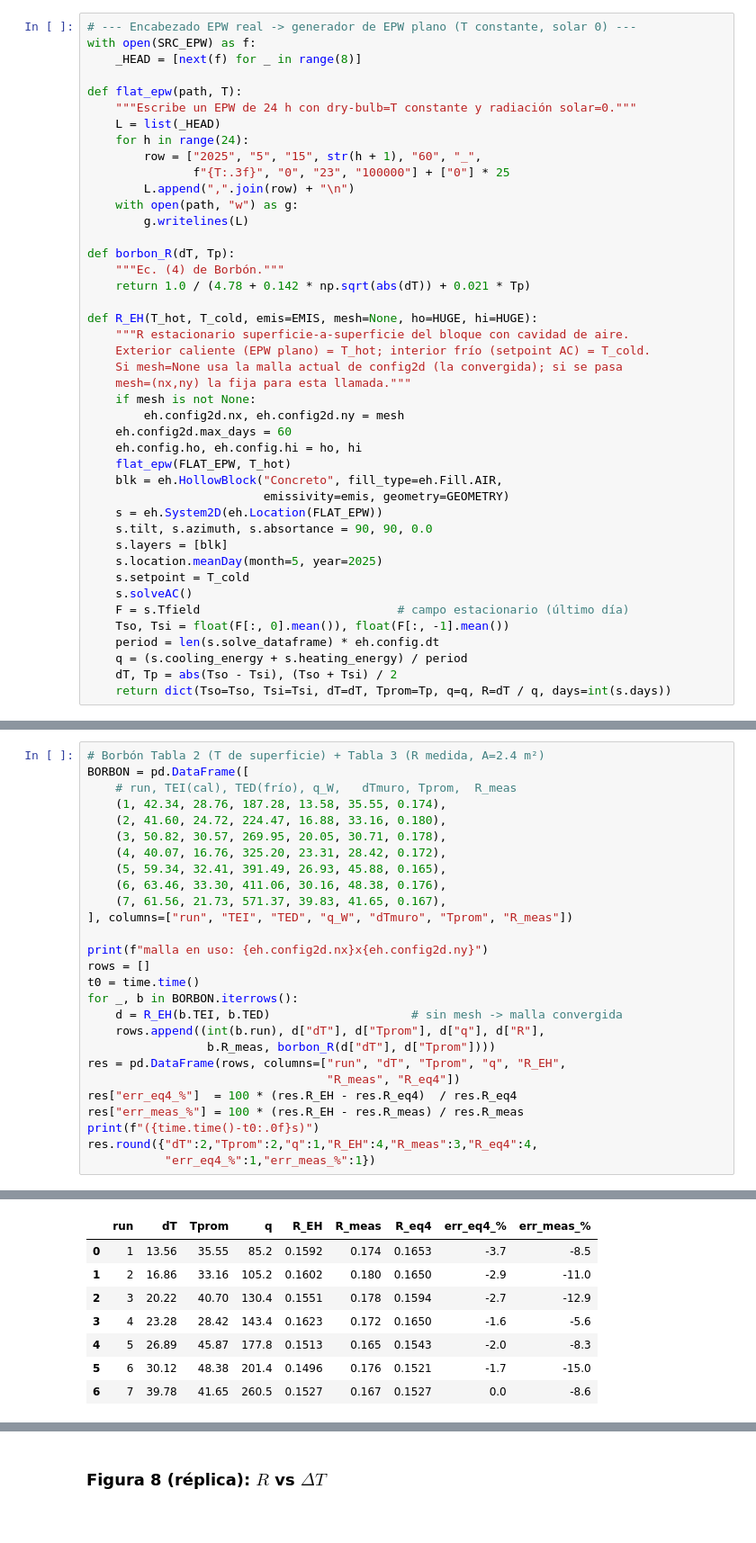
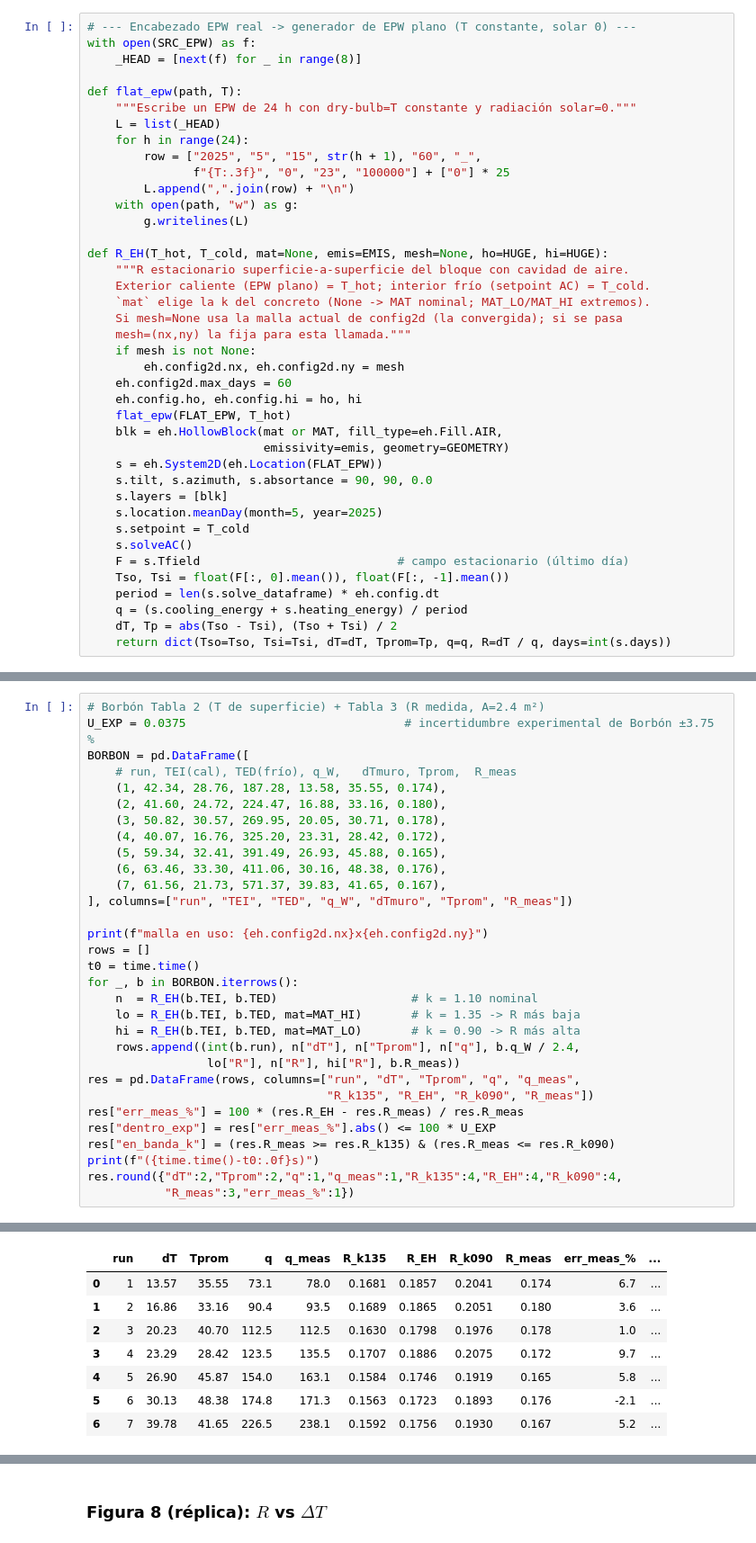
Before and after one commit to Ener-Habitat/eh_validation, a Jupyter notebook: notebooks/003_2D_R_estacionario_Borbon.ipynb, the cells around one changed output, grey strips where cells are left out. Shown at 90% size. Drawn from its saved outputs; the diff is of its cells as text.

```diff
--- a/notebooks/003_2D_R_estacionario_Borbon.ipynb
+++ b/notebooks/003_2D_R_estacionario_Borbon.ipynb
@@ -82,13 +96,10 @@ def flat_epw(path, T):
     with open(path, "w") as g:
         g.writelines(L)
 
-def borbon_R(dT, Tp):
-    """Ec. (4) de Borbón."""
-    return 1.0 / (4.78 + 0.142 * np.sqrt(abs(dT)) + 0.021 * Tp)
-
-def R_EH(T_hot, T_cold, emis=EMIS, mesh=None, ho=HUGE, hi=HUGE):
+def R_EH(T_hot, T_cold, mat=None, emis=EMIS, mesh=None, ho=HUGE, hi=HUGE):
     """R estacionario superficie-a-superficie del bloque con cavidad de aire.
     Exterior caliente (EPW plano) = T_hot; interior frío (setpoint AC) = T_cold.
+    `mat` elige la k del concreto (None -> MAT nominal; MAT_LO/MAT_HI extremos).
     Si mesh=None usa la malla actual de config2d (la convergida); si se pasa
     mesh=(nx,ny) la fija para esta llamada."""
     if mesh is not None:
@@ -96,7 +107,7 @@ def R_EH(T_hot, T_cold, emis=EMIS, mesh=None, ho=HUGE, hi=HUGE):
     eh.config2d.max_days = 60
     eh.config.ho, eh.config.hi = ho, hi
     flat_epw(FLAT_EPW, T_hot)
-    blk = eh.HollowBlock("Concreto", fill_type=eh.Fill.AIR,
+    blk = eh.HollowBlock(mat or MAT, fill_type=eh.Fill.AIR,
                          emissivity=emis, geometry=GEOMETRY)
     s = eh.System2D(eh.Location(FLAT_EPW))
     s.tilt, s.azimuth, s.absortance = 90, 90, 0.0
@@ -188,5 +215,6 @@ caliente `TEI`, cara fría `TED`) y se compara `R_EH` contra la `R` medida
 # %%
 # Borbón Tabla 2 (T de superficie) + Tabla 3 (R medida, A=2.4 m²)
+U_EXP = 0.0375                               # incertidumbre experimental de Borbón ±3.75 %
 BORBON = pd.DataFrame([
     # run, TEI(cal), TED(frío), q_W,   dTmuro, Tprom,  R_meas
     (1, 42.34, 28.76, 187.28, 13.58, 35.55, 0.174),
@@ -202,14 +230,17 @@ print(f"malla en uso: {eh.config2d.nx}x{eh.config2d.ny}")
 rows = []
 t0 = time.time()
 for _, b in BORBON.iterrows():
-    d = R_EH(b.TEI, b.TED)                    # sin mesh -> malla convergida
-    rows.append((int(b.run), d["dT"], d["Tprom"], d["q"], d["R"],
-                 b.R_meas, borbon_R(d["dT"], d["Tprom"])))
-res = pd.DataFrame(rows, columns=["run", "dT", "Tprom", "q", "R_EH",
-                                  "R_meas", "R_eq4"])
-res["err_eq4_%"]  = 100 * (res.R_EH - res.R_eq4)  / res.R_eq4
+    n  = R_EH(b.TEI, b.TED)                   # k = 1.10 nominal
+    lo = R_EH(b.TEI, b.TED, mat=MAT_HI)       # k = 1.35 -> R más baja
+    hi = R_EH(b.TEI, b.TED, mat=MAT_LO)       # k = 0.90 -> R más alta
+    rows.append((int(b.run), n["dT"], n["Tprom"], n["q"], b.q_W / 2.4,
+                 lo["R"], n["R"], hi["R"], b.R_meas))
+res = pd.DataFrame(rows, columns=["run", "dT", "Tprom", "q", "q_meas",
+                                  "R_k135", "R_EH", "R_k090", "R_meas"])
 res["err_meas_%"] = 100 * (res.R_EH - res.R_meas) / res.R_meas
+res["dentro_exp"] = res["err_meas_%"].abs() <= 100 * U_EXP
+res["en_banda_k"] = (res.R_meas >= res.R_k135) & (res.R_meas <= res.R_k090)
 print(f"({time.time()-t0:.0f}s)")
-res.round({"dT":2,"Tprom":2,"q":1,"R_EH":4,"R_meas":3,"R_eq4":4,
-           "err_eq4_%":1,"err_meas_%":1})
+res.round({"dT":2,"Tprom":2,"q":1,"q_meas":1,"R_k135":4,"R_EH":4,"R_k090":4,
+           "R_meas":3,"err_meas_%":1})
 # %% [output]
@@ -218,9 +249,9 @@ malla en uso: 212x120
-|  | run | dT | Tprom | q | R_EH | R_meas | R_eq4 | err_eq4_% | err_meas_% |
-| 0 | 1 | 13.56 | 35.55 | 85.2 | 0.1592 | 0.174 | 0.1653 | -3.7 | -8.5 |
-| 1 | 2 | 16.86 | 33.16 | 105.2 | 0.1602 | 0.180 | 0.1650 | -2.9 | -11.0 |
-| 2 | 3 | 20.22 | 40.70 | 130.4 | 0.1551 | 0.178 | 0.1594 | -2.7 | -12.9 |
-| 3 | 4 | 23.28 | 28.42 | 143.4 | 0.1623 | 0.172 | 0.1650 | -1.6 | -5.6 |
-| 4 | 5 | 26.89 | 45.87 | 177.8 | 0.1513 | 0.165 | 0.1543 | -2.0 | -8.3 |
-| 5 | 6 | 30.12 | 48.38 | 201.4 | 0.1496 | 0.176 | 0.1521 | -1.7 | -15.0 |
-| 6 | 7 | 39.78 | 41.65 | 260.5 | 0.1527 | 0.167 | 0.1527 | 0.0 | -8.6 |
+|  | run | dT | Tprom | q | q_meas | R_k135 | R_EH | R_k090 | R_meas | err_meas_% | ... |
+| 0 | 1 | 13.57 | 35.55 | 73.1 | 78.0 | 0.1681 | 0.1857 | 0.2041 | 0.174 | 6.7 | ... |
+| 1 | 2 | 16.86 | 33.16 | 90.4 | 93.5 | 0.1689 | 0.1865 | 0.2051 | 0.180 | 3.6 | ... |
+| 2 | 3 | 20.23 | 40.70 | 112.5 | 112.5 | 0.1630 | 0.1798 | 0.1976 | 0.178 | 1.0 | ... |
+| 3 | 4 | 23.29 | 28.42 | 123.5 | 135.5 | 0.1707 | 0.1886 | 0.2075 | 0.172 | 9.7 | ... |
+| 4 | 5 | 26.90 | 45.87 | 154.0 | 163.1 | 0.1584 | 0.1746 | 0.1919 | 0.165 | 5.8 | ... |
+| 5 | 6 | 30.13 | 48.38 | 174.8 | 171.3 | 0.1563 | 0.1723 | 0.1893 | 0.176 | -2.1 | ... |
+| 6 | 7 | 39.78 | 41.65 | 226.5 | 238.1 | 0.1592 | 0.1756 | 0.1930 | 0.167 | 5.2 | ... |
 # %%
```
Also changed, not shown: parts of 15 cells of this notebook, 7 other files.
